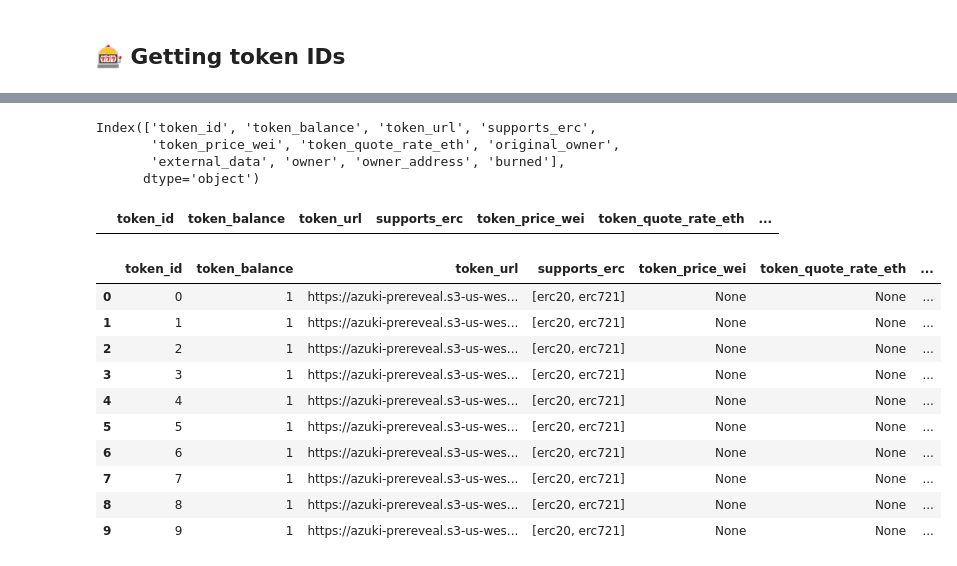
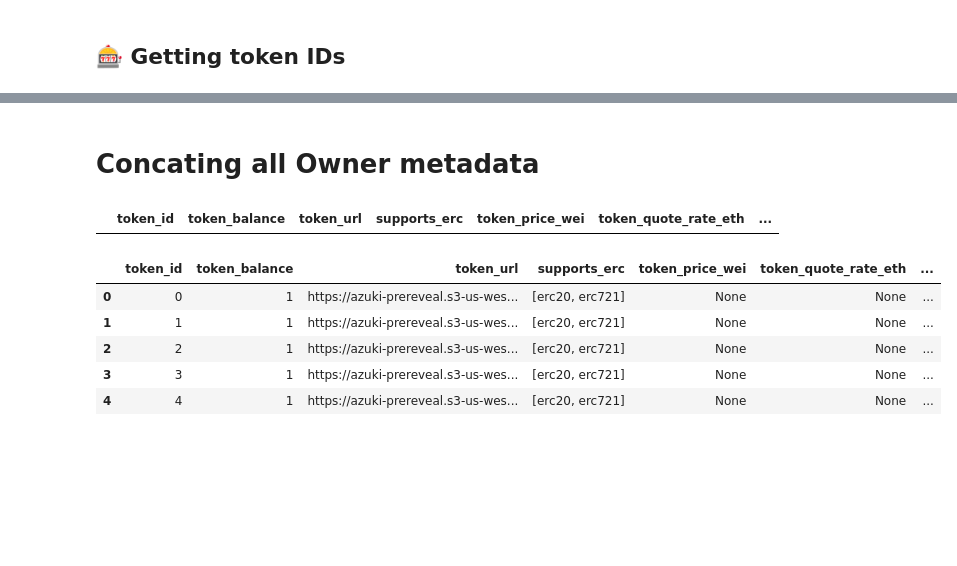
Before and after one commit to mmsaki/nft-trading-analysis, a Jupyter notebook: azuki_analysis.ipynb, the cells around one changed output, grey strips where cells are left out. Saved outputs shown, nothing was run; the diff lists cells and outputs as text; code cells hidden in the pictures; blank space fills up the shorter version.

```diff
--- a/azuki_analysis.ipynb
+++ b/azuki_analysis.ipynb
@@ -85,13 +127,11 @@ nft_metadata.head()
 # %%
-# exploring data
+# Create variables needed for owner data and add to url
 test_token_id = 0
 owner_url = url + chain_id + "/tokens" + address + "/nft_metadata" + '/' + str(test_token_id) + api_key
+
+# Get request
 owner_data = requests.get(owner_url).json()
 
-# convert json data to dataframe
-# df_test = pd.(owner_data['data']['items'][0]['nft_data'][0])
-
-df_test = pd.DataFrame(owner_data['data']['items'][0]['nft_data'])
-
-# Valriable for columns as list to be used in new token_owner DataFrame
-new_df_columns = df_test.columns
+# Convert Owner json data to a dataframe and view data
+owner_data_df = pd.DataFrame(owner_data['data']['items'][0]['nft_data'])
+owner_data_df.head()
@@ -102,35 +141,34 @@ pandas.core.frame.DataFrame
-# %%
-new_df_columns
-# %% [output]
-Index(['token_id', 'token_balance', 'token_url', 'supports_erc',
-       'token_price_wei', 'token_quote_rate_eth', 'original_owner',
-       'external_data', 'owner', 'owner_address', 'burned'],
-      dtype='object')
+# %% [markdown]
+# Concating all Owner metadata
+# %%
+# Create empty dataframe for token_owner DataFrame
+new_owner_columns = owner_data_df.columns
 # %%
-# Creating a new empty DataFrame to append rows into
-token_owners = pd.DataFrame(columns = new_df_columns)
+# Creating a new empty DataFrame to append all nft owner data rows into
+token_owners = pd.DataFrame(columns = new_owner_columns)
+
+# Show Token owner empty dataframes
 token_owners
 # %% [output]
 |  | token_id | token_balance | token_url | supports_erc | token_price_wei | token_quote_rate_eth | ... |
 # %%
-# Using loop to adding data into empty token_owners dataframe
-for token_id in range(10):
+# Loop through owner data and add into empty token_owners dataframe range = 10000
+for token_id in range(100):
     owner_url = url + chain_id + "/tokens" + address + "/nft_metadata" + '/' + str(token_id) + api_key
+
+    # Get Request and convert json to dataframe
     owner_data = requests.get(owner_url).json()
     df = pd.DataFrame(owner_data['data']['items'][0]['nft_data'])
-    # pd.concat([token_owners, df], axis = 0)
+
     token_owners.loc[token_id] = [df.iloc[0]['token_id'], df.iloc[0]['token_balance'], df.iloc[0]['token_url'], df.iloc[0]['supports_erc'], df.iloc[0]['token_price_wei'], df.iloc[0]['token_quote_rate_eth'], df.iloc[0]['original_owner'],df.iloc[0]['external_data'], df.iloc[0]['owner'], df.iloc[0]['owner_address'], df.iloc[0]['burned']]
 # %%
-token_owners
+# Show token owner data
+display(token_owners.head())
+display(token_owners.tail())
 # %% [output]
 |  | token_id | token_balance | token_url | supports_erc | token_price_wei | token_quote_rate_eth | ... |
 | 0 | 0 | 1 | https://azuki-prereveal.s3-us-wes... | [erc20, erc721] | None | None | ... |
 | 1 | 1 | 1 | https://azuki-prereveal.s3-us-wes... | [erc20, erc721] | None | None | ... |
 | 2 | 2 | 1 | https://azuki-prereveal.s3-us-wes... | [erc20, erc721] | None | None | ... |
 | 3 | 3 | 1 | https://azuki-prereveal.s3-us-wes... | [erc20, erc721] | None | None | ... |
 | 4 | 4 | 1 | https://azuki-prereveal.s3-us-wes... | [erc20, erc721] | None | None | ... |
-| 5 | 5 | 1 | https://azuki-prereveal.s3-us-wes... | [erc20, erc721] | None | None | ... |
-| 6 | 6 | 1 | https://azuki-prereveal.s3-us-wes... | [erc20, erc721] | None | None | ... |
-| 7 | 7 | 1 | https://azuki-prereveal.s3-us-wes... | [erc20, erc721] | None | None | ... |
-| 8 | 8 | 1 | https://azuki-prereveal.s3-us-wes... | [erc20, erc721] | None | None | ... |
-| 9 | 9 | 1 | https://azuki-prereveal.s3-us-wes... | [erc20, erc721] | None | None | ... |
```
Also changed, not shown: parts of 29 cells of this notebook.
